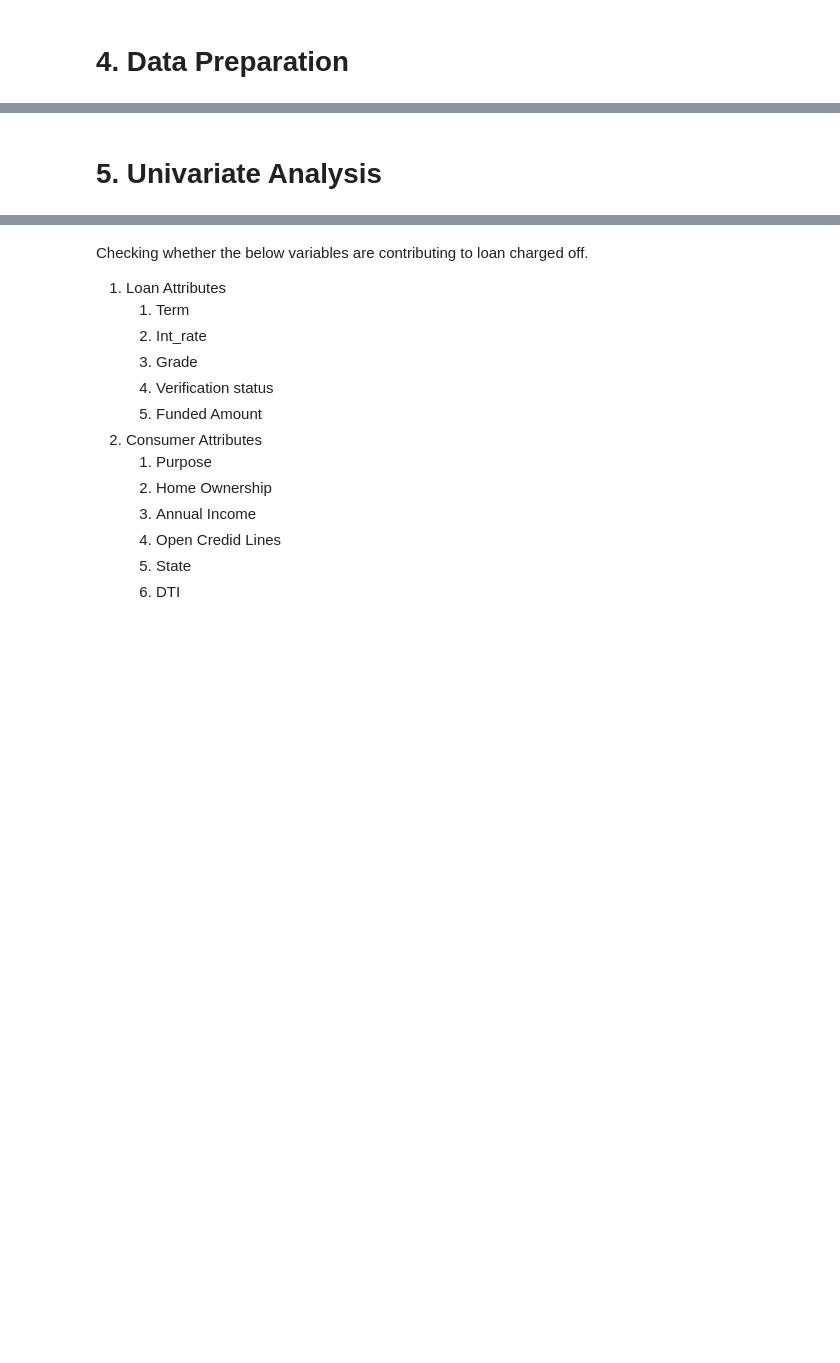
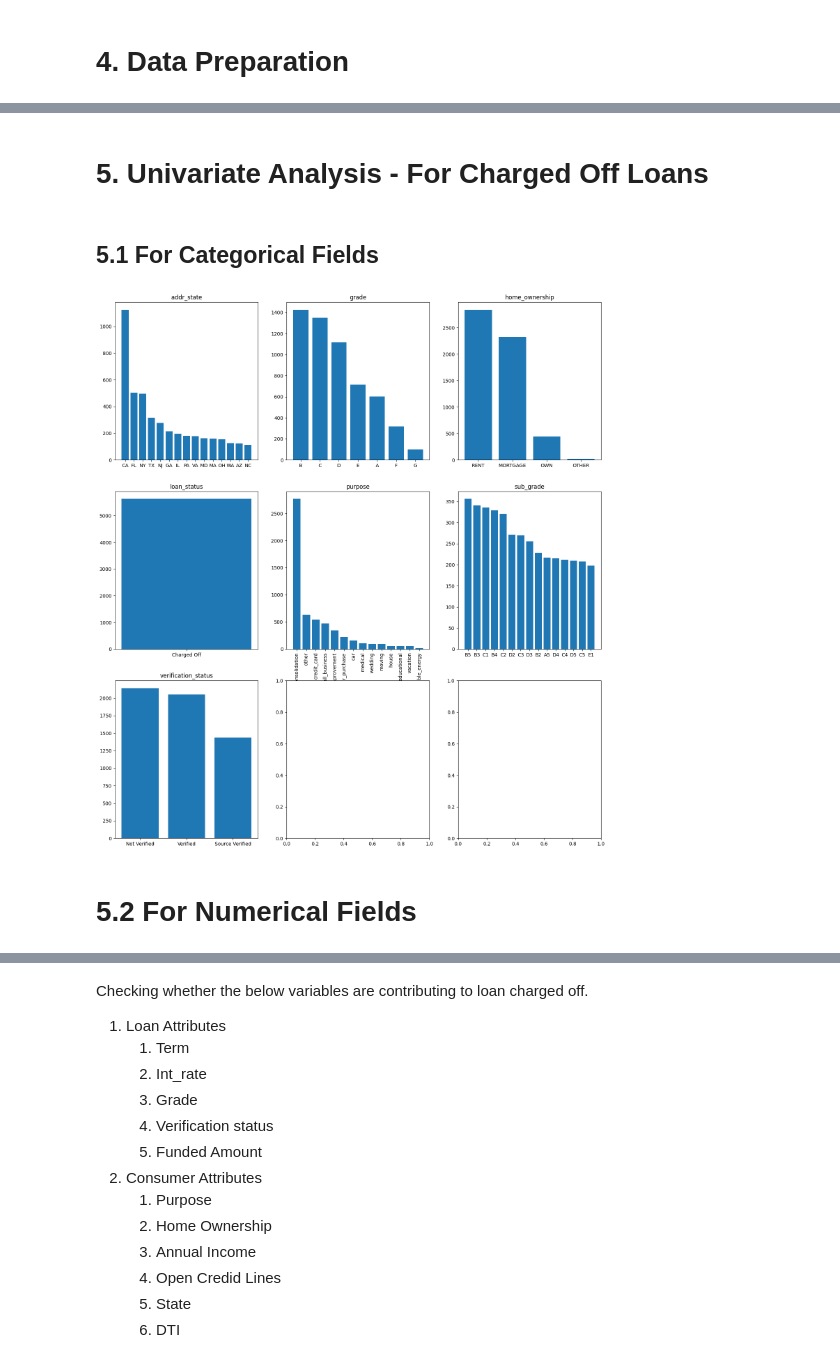
Before and after one commit to anandtv04/lending-case-study, a Jupyter notebook: lending-case-study-ankur_anand.ipynb, the cells around one changed output, grey strips where cells are left out. Drawn from its saved outputs; the diff is of its cells as text; code cells hidden in the pictures; blank space fills up the shorter version.

```diff
--- a/lending-case-study-ankur_anand.ipynb
+++ b/lending-case-study-ankur_anand.ipynb
@@ -290,0 +405,4 @@ loan_data['emp_length'] = loan_data['emp_length'].map(emp_length_mapping)
+# %%
+#Imputing NONE values as OTHER for home_ownership
+
+loan_data['home_ownership'].replace('NONE', 'OTHER', inplace = True)
@@ -300,2 +430,23 @@ fully_paid_loan_data = loan_data[loan_data['loan_status']=='Fully Paid']
 # %% [markdown]
-# 5. Univariate Analysis
+# 5. Univariate Analysis - For Charged Off Loans
+# %% [markdown]
+## 5.1 For Categorical Fields
+# %%
+ncols=3
+nrows=round(np.ceil(len(categorical_columns)/ncols))
+fig, ax = plt.subplots(ncols=ncols,nrows=nrows, figsize=(18, 20))
+ax = ax.flatten()
+for index, column in enumerate(categorical_columns):
+    df = charged_off_loan_data[column].value_counts()
+    # Taking only top 15, because we are considering only charged off and we are more interested to analyze which value is contributing to default
+    df = df.nlargest(15)
+    ax[index].bar(df.index, df.values)
+    # Rotating only if the values are lengthier
+    if any(len(str(item)) > 15 for item in df.index):
+        ax[index].set_xticklabels(df.index, rotation=90)
+    ax[index].set_title(column)
+plt.show()
+# %% [output]
+[figure, added]
+# %% [markdown]
+# 5.2 For Numerical Fields
```
Also changed, not shown: parts of 47 cells of this notebook.
